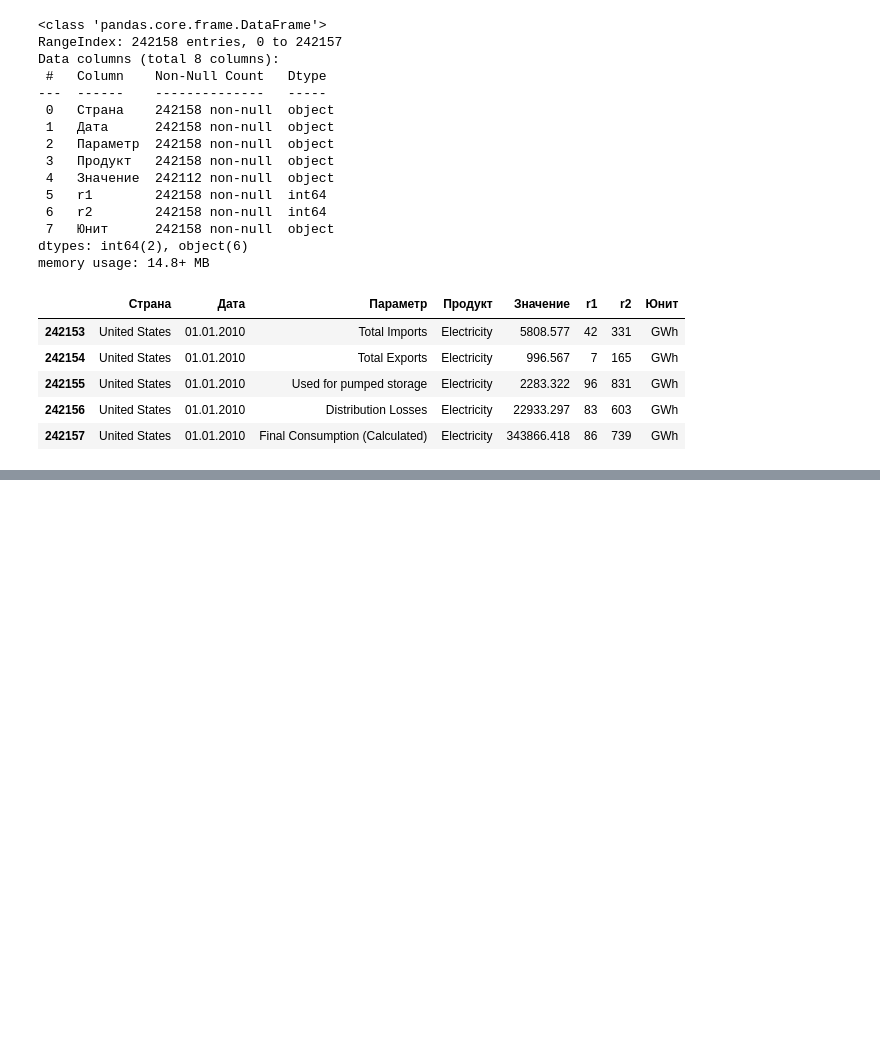
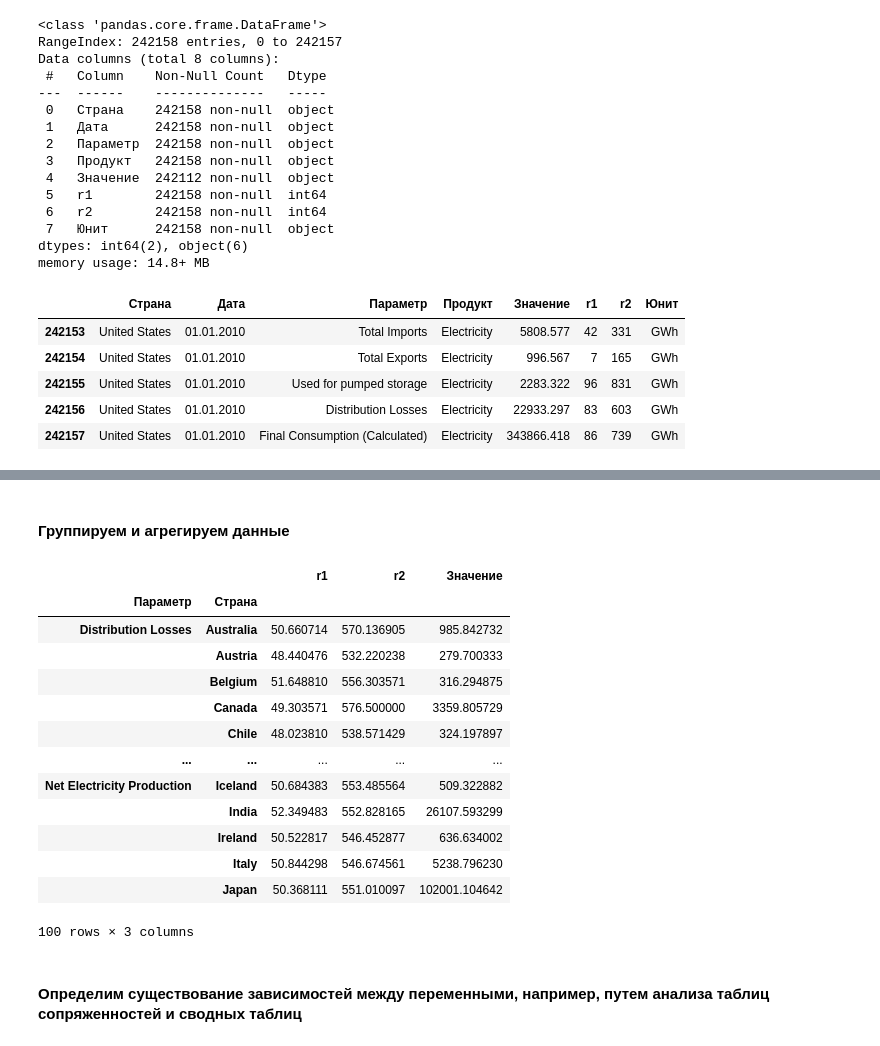
Before and after one commit to Kolyadob/pandas_analytics, a Jupyter notebook: pandas_predobrabotka.ipynb, the cells around one changed output, grey strips where cells are left out. Cells and saved outputs as stored; diff of their text form; code cells hidden in the pictures; blank space fills up the shorter version.

```diff
--- a/pandas_predobrabotka.ipynb
+++ b/pandas_predobrabotka.ipynb
@@ -184,0 +378,25 @@ dataset_concat.tail()
+# %% [markdown]
+#### Группируем и агрегируем данные
+# %%
+dataset_pivot = dataset_rename
+pd.pivot_table(dataset_pivot,
+               index=['Параметр',"Страна"],
+               values=["Значение", "r1", 'r2'],
+               fill_value=0).head(100)
+# %% [output]
+|  |  | r1 | r2 | Значение |
+| Параметр | Страна |  |  |  |
+| Distribution Losses | Australia | 50.660714 | 570.136905 | 985.842732 |
+|  | Austria | 48.440476 | 532.220238 | 279.700333 |
+|  | Belgium | 51.648810 | 556.303571 | 316.294875 |
+|  | Canada | 49.303571 | 576.500000 | 3359.805729 |
+|  | Chile | 48.023810 | 538.571429 | 324.197897 |
+| ... | ... | ... | ... | ... |
+| Net Electricity Production | Iceland | 50.684383 | 553.485564 | 509.322882 |
+|  | India | 52.349483 | 552.828165 | 26107.593299 |
+|  | Ireland | 50.522817 | 546.452877 | 636.634002 |
+|  | Italy | 50.844298 | 546.674561 | 5238.796230 |
+|  | Japan | 50.368111 | 551.010097 | 102001.104642 |
+100 rows × 3 columns
+# %% [markdown]
+#### Определим существование зависимостей между переменными, например, путем анализа таблиц сопряженностей и сводных таблиц
```
Also changed, not shown: parts of 24 cells of this notebook.
